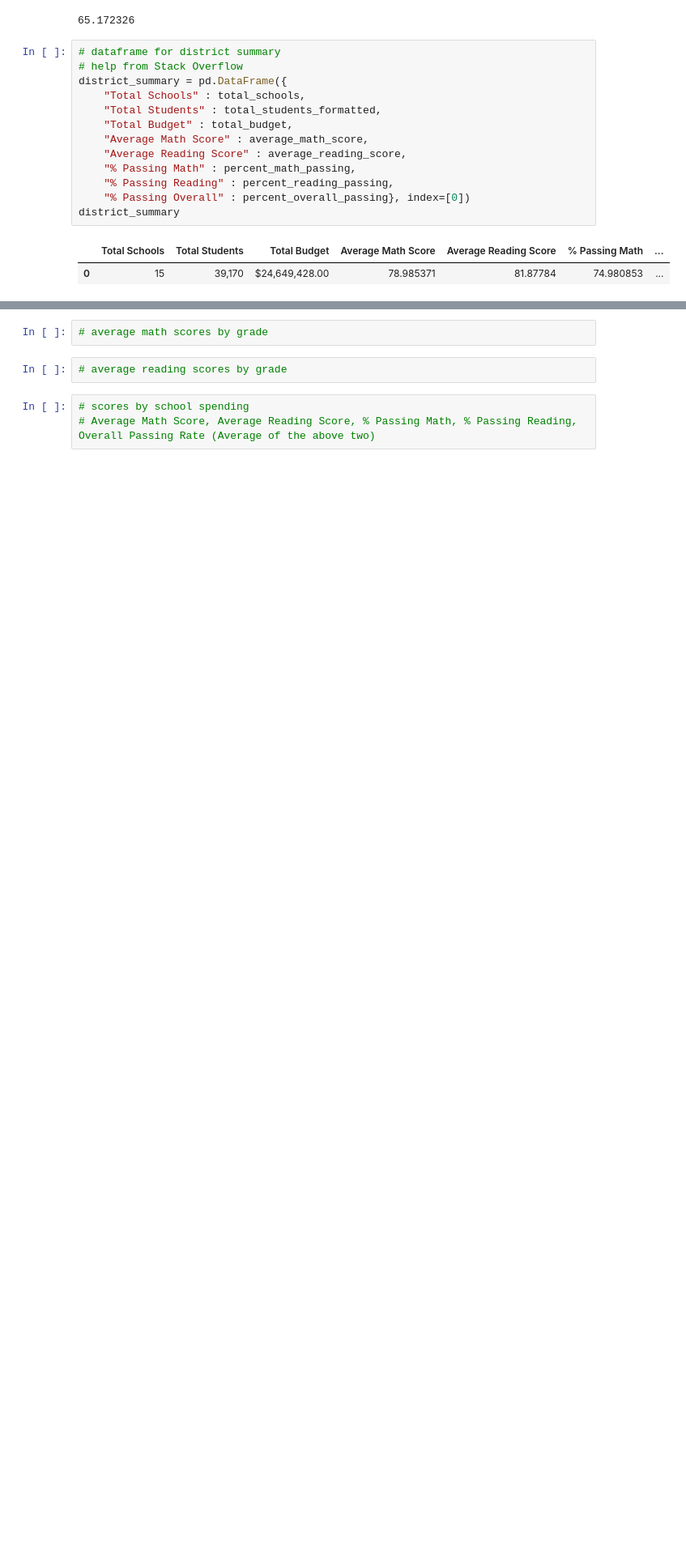
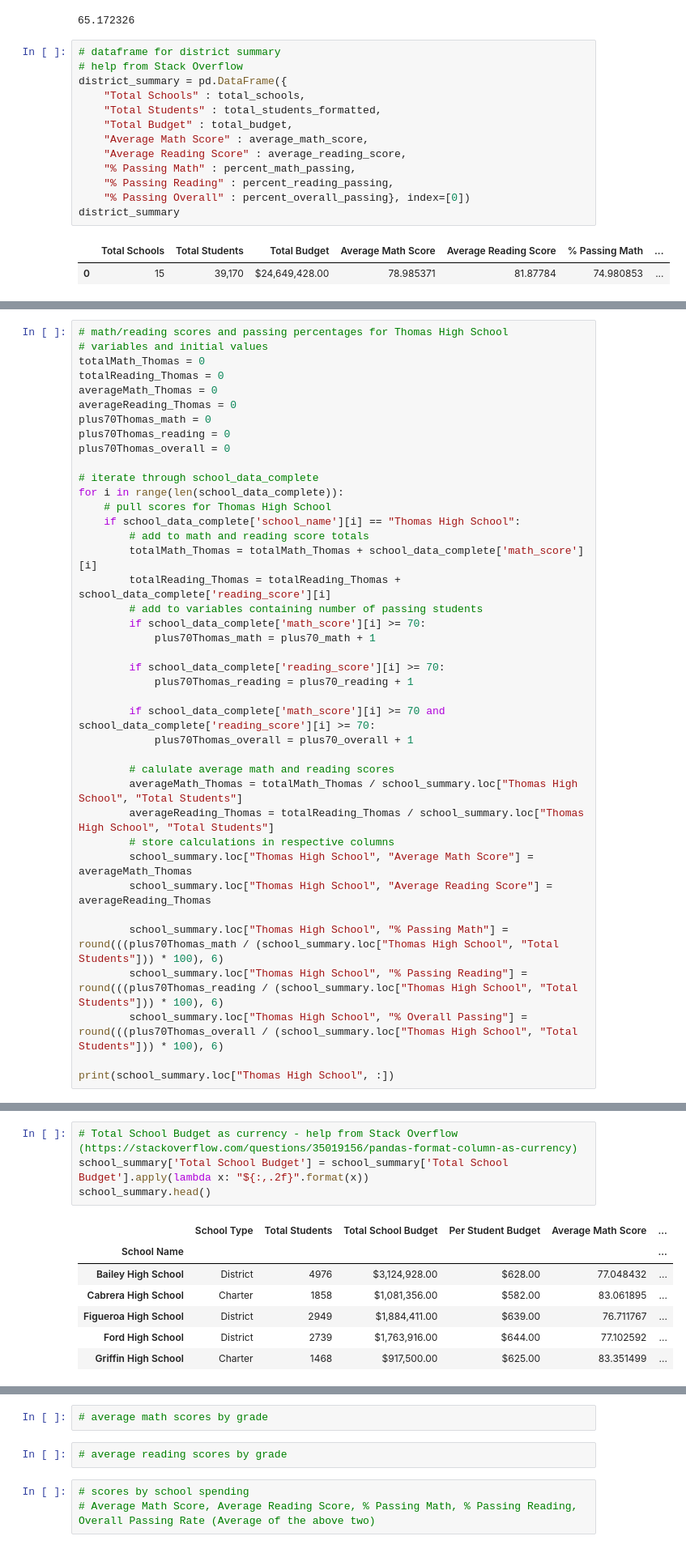
Before and after one commit to NT-nguyen29/pandas-challenge, a Jupyter notebook: PyCitySchools/PyCitySchools_main.ipynb, the cells around one changed output, grey strips where cells are left out. Shown at 81% size. Drawn from its saved outputs; the diff is of its cells as text; blank space fills up the shorter version.

Commit message:
updates to summaries
complete: school summary (calculate Thomas High School averages/ percentages separately), top performing schools, bottom performing schools

```diff
--- a/PyCitySchools/PyCitySchools_main.ipynb
+++ b/PyCitySchools/PyCitySchools_main.ipynb
@@ -145,0 +202,40 @@ See the caveats in the documentation: https://pandas.pydata.org/pandas-docs/stab
+# %%
+# math/reading scores and passing percentages for Thomas High School
+# variables and initial values
+totalMath_Thomas = 0
+totalReading_Thomas = 0
+averageMath_Thomas = 0
+averageReading_Thomas = 0
+plus70Thomas_math = 0
+plus70Thomas_reading = 0
+plus70Thomas_overall = 0
+
+# iterate through school_data_complete
+for i in range(len(school_data_complete)):
+    # pull scores for Thomas High School
+    if school_data_complete['school_name'][i] == "Thomas High School":
+        # add to math and reading score totals
+        totalMath_Thomas = totalMath_Thomas + school_data_complete['math_score'][i]
+        totalReading_Thomas = totalReading_Thomas + school_data_complete['reading_score'][i]
+        # add to variables containing number of passing students
+        if school_data_complete['math_score'][i] >= 70:
+            plus70Thomas_math = plus70_math + 1
+
+        if school_data_complete['reading_score'][i] >= 70:
+            plus70Thomas_reading = plus70_reading + 1
+
+        if school_data_complete['math_score'][i] >= 70 and school_data_complete['reading_score'][i] >= 70:
+            plus70Thomas_overall = plus70_overall + 1
+
+        # calulate average math and reading scores
+        averageMath_Thomas = totalMath_Thomas / school_summary.loc["Thomas High School", "Total Students"]
+        averageReading_Thomas = totalReading_Thomas / school_summary.loc["Thomas High School", "Total Students"]
+        # store calculations in respective columns
+        school_summary.loc["Thomas High School", "Average Math Score"] = averageMath_Thomas
+        school_summary.loc["Thomas High School", "Average Reading Score"] = averageReading_Thomas
+
+        school_summary.loc["Thomas High School", "% Passing Math"] = round(((plus70Thomas_math / (school_summary.loc["Thomas High School", "Total Students"])) * 100), 6)
+        school_summary.loc["Thomas High School", "% Passing Reading"] = round(((plus70Thomas_reading / (school_summary.loc["Thomas High School", "Total Students"])) * 100), 6)
+        school_summary.loc["Thomas High School", "% Overall Passing"] = round(((plus70Thomas_overall / (school_summary.loc["Thomas High School", "Total Students"])) * 100), 6)
+
+print(school_summary.loc["Thomas High School", :])
@@ -145,0 +253,12 @@ See the caveats in the documentation: https://pandas.pydata.org/pandas-docs/stab
+# %%
+# Total School Budget as currency - help from Stack Overflow (https://stackoverflow.com/questions/35019156/pandas-format-column-as-currency)
+school_summary['Total School Budget'] = school_summary['Total School Budget'].apply(lambda x: "${:,.2f}".format(x))
+school_summary.head()
+# %% [output]
+|  | School Type | Total Students | Total School Budget | Per Student Budget | Average Math Score | ... |
+| School Name |  |  |  |  |  | ... |
+| Bailey High School | District | 4976 | $3,124,928.00 | $628.00 | 77.048432 | ... |
+| Cabrera High School | Charter | 1858 | $1,081,356.00 | $582.00 | 83.061895 | ... |
+| Figueroa High School | District | 2949 | $1,884,411.00 | $639.00 | 76.711767 | ... |
+| Ford High School | District | 2739 | $1,763,916.00 | $644.00 | 77.102592 | ... |
+| Griffin High School | Charter | 1468 | $917,500.00 | $625.00 | 83.351499 | ... |
```
Also changed, not shown: parts of 8 cells of this notebook.
